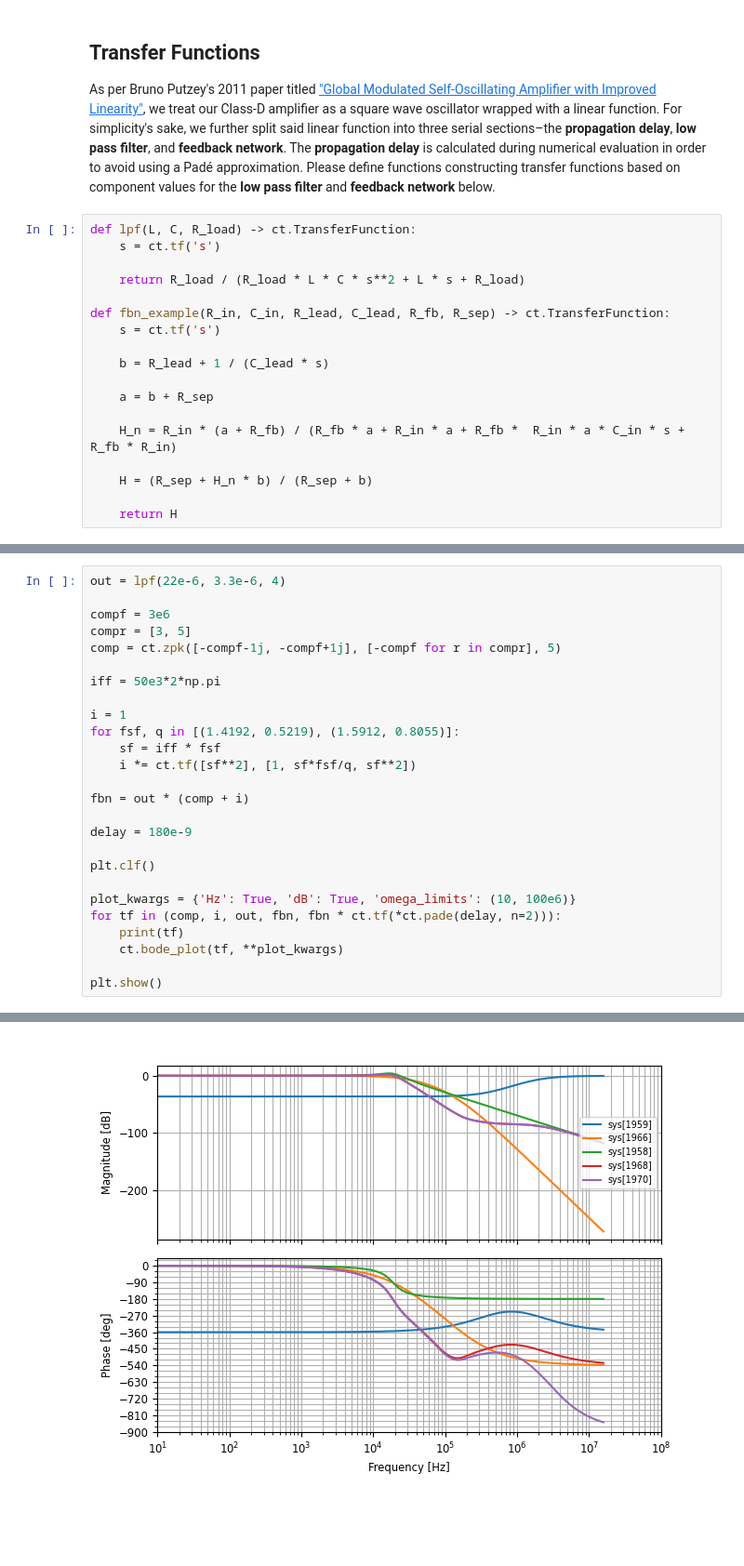
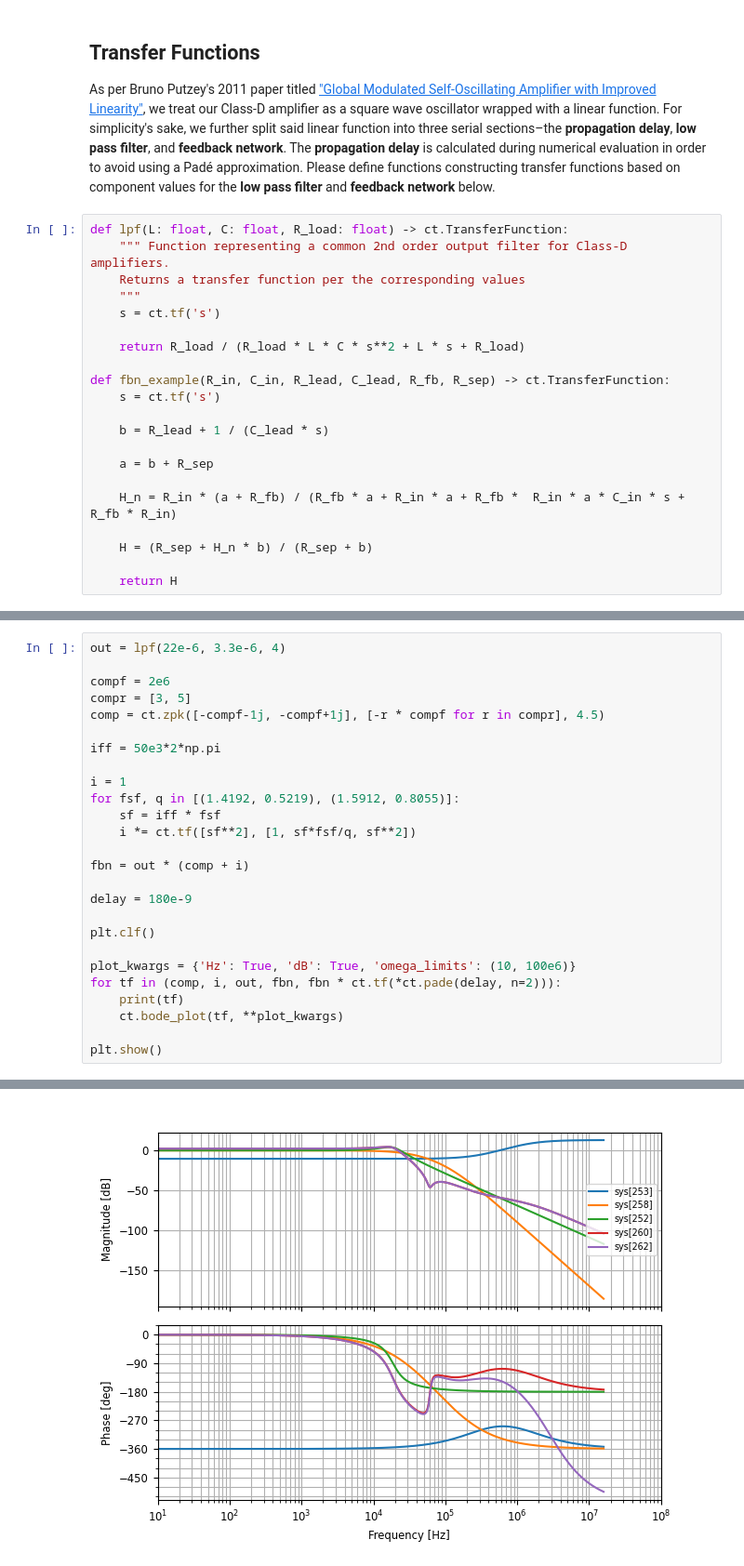
Before and after one commit to aaronlockhartdev/class-d-amp, a Jupyter notebook: loop_analysis/main.ipynb, the cells around one changed output, grey strips where cells are left out. Shown: that part at 93% size. Saved outputs shown, nothing was run; the diff lists cells and outputs as text; blank space fills up the shorter version.

```diff
--- a/loop_analysis/main.ipynb
+++ b/loop_analysis/main.ipynb
@@ -174,7 +180,10 @@ def plot(
 
 As per Bruno Putzey's 2011 paper titled ["Global Modulated Self-Oscillating Amplifier with Improved Linearity"](https://www.hypex.nl/media/3f/62/4a/1682342035/Globally%20modulated%20self-oscillating%20amplifier.pdf), we treat our Class-D amplifier as a square wave oscillator wrapped with a linear function. For simplicity's sake, we further split said linear function into three serial sections–the **propagation delay**, **low pass filter**, and **feedback network**. The **propagation delay** is calculated during numerical evaluation in order to avoid using a Padé approximation. Please define functions constructing transfer functions based on component values for the **low pass filter** and **feedback network** below.
 # %%
-def lpf(L, C, R_load) -> ct.TransferFunction:
+def lpf(L: float, C: float, R_load: float) -> ct.TransferFunction:
+    """ Function representing a common 2nd order output filter for Class-D amplifiers.
+    Returns a transfer function per the corresponding values
+    """
     s = ct.tf('s')
 
     return R_load / (R_load * L * C * s**2 + L * s + R_load)
@@ -261,9 +274,9 @@ def load_sapwin(filename):
 # %%
 out = lpf(22e-6, 3.3e-6, 4)
 
-compf = 3e6
+compf = 2e6
 compr = [3, 5]
-comp = ct.zpk([-compf-1j, -compf+1j], [-compf for r in compr], 5)
+comp = ct.zpk([-compf-1j, -compf+1j], [-r * compf for r in compr], 4.5)
 
 iff = 50e3*2*np.pi
 
@@ -305,4 +318,4 @@ Outputs (1): ['y[0]']
-[figure, old version]
+[figure, new version]
 # %%
 %%time
 plot(fbn, 10, 20e6, delay=delay)
```
Also changed, not shown: parts of 6 cells of this notebook, 3 other files.
